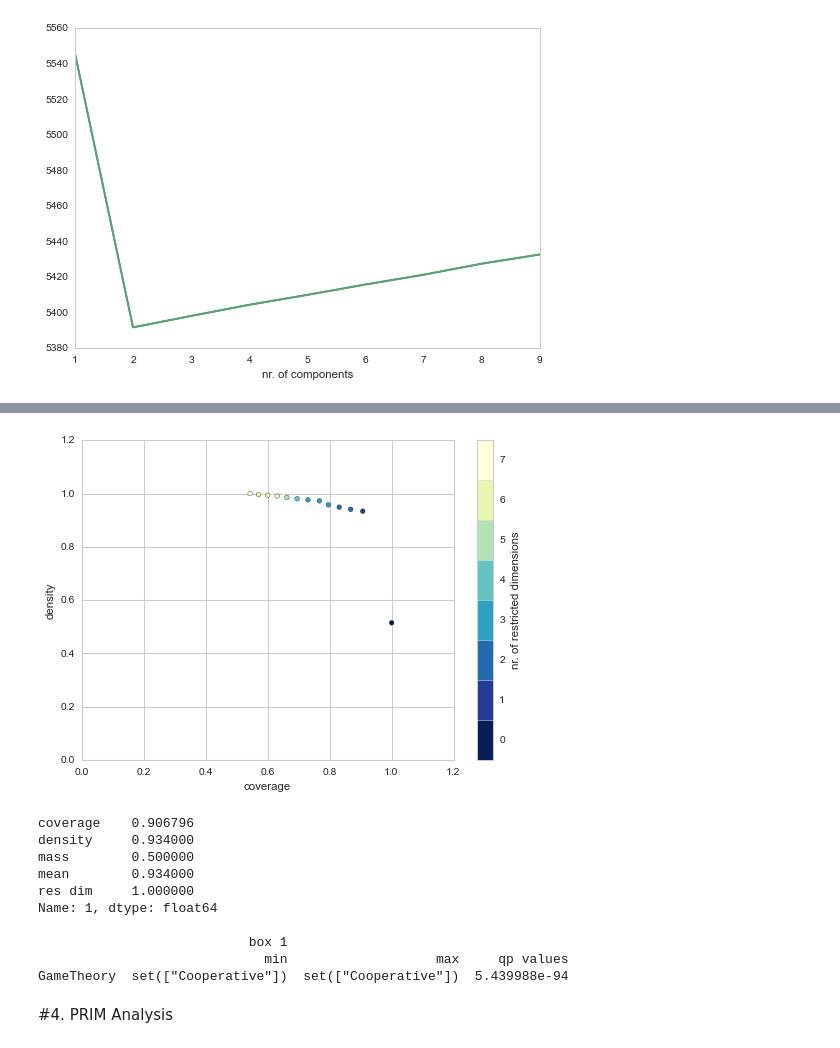
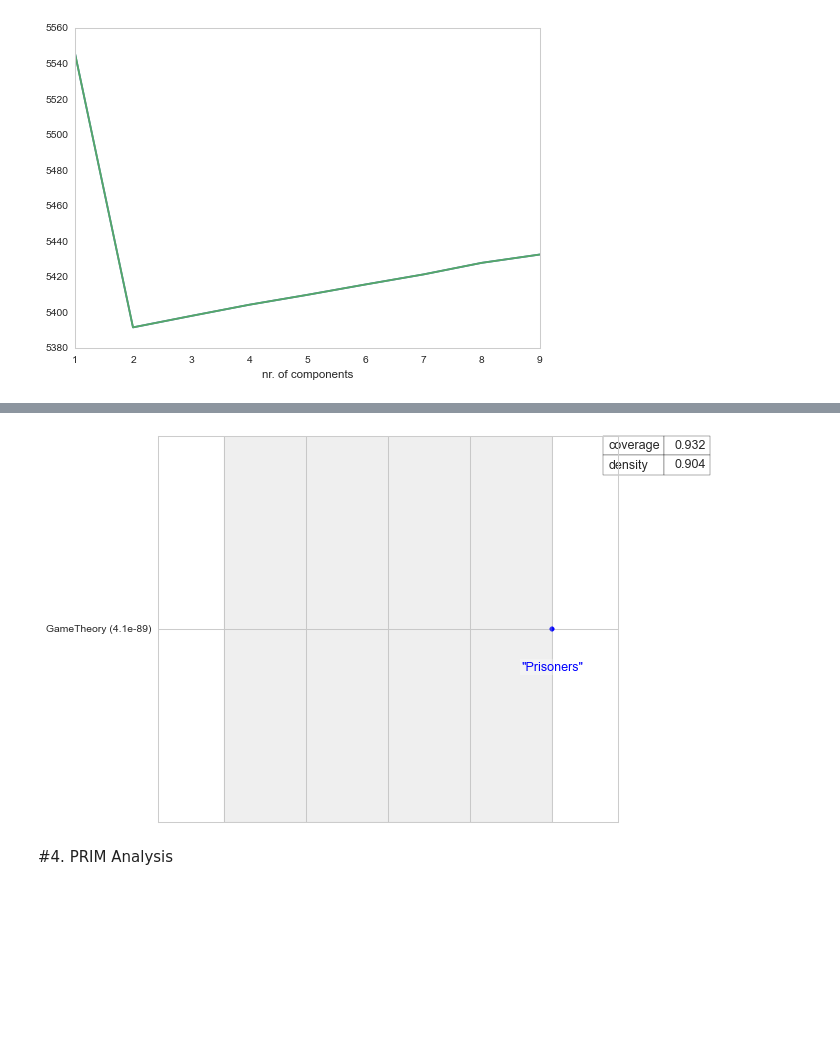
Before and after one commit to sgreeven/msc_thesis_work, a Jupyter notebook: src/ImpactFactor effect.ipynb, the cells around one changed output, grey strips where cells are left out. Cells and saved outputs as stored; diff of their text form; code cells hidden in the pictures; blank space fills up the shorter version.

```diff
--- a/src/ImpactFactor effect.ipynb
+++ b/src/ImpactFactor effect.ipynb
@@ -169,21 +176,8 @@ box1 = prim_obj.find_box()
 # %%
-box1.show_tradeoff()
+box1.inspect(1, style='graph')
 plt.show()
 # %% [output]
-[figure, old version]
+[figure, new version]
-# %%
-box1.inspect(1)
-# %% [output]
-coverage    0.906796
-density     0.934000
-mass        0.500000
-mean        0.934000
-res dim     1.000000
-Name: 1, dtype: float64
-
-                           box 1
-                             min                   max     qp values
-GameTheory  set(["Cooperative"])  set(["Cooperative"])  5.439988e-94
 # %% [markdown]
 #4. PRIM Analysis
 # %%
```
Also changed, not shown: parts of 4 cells of this notebook, 3 other files.
